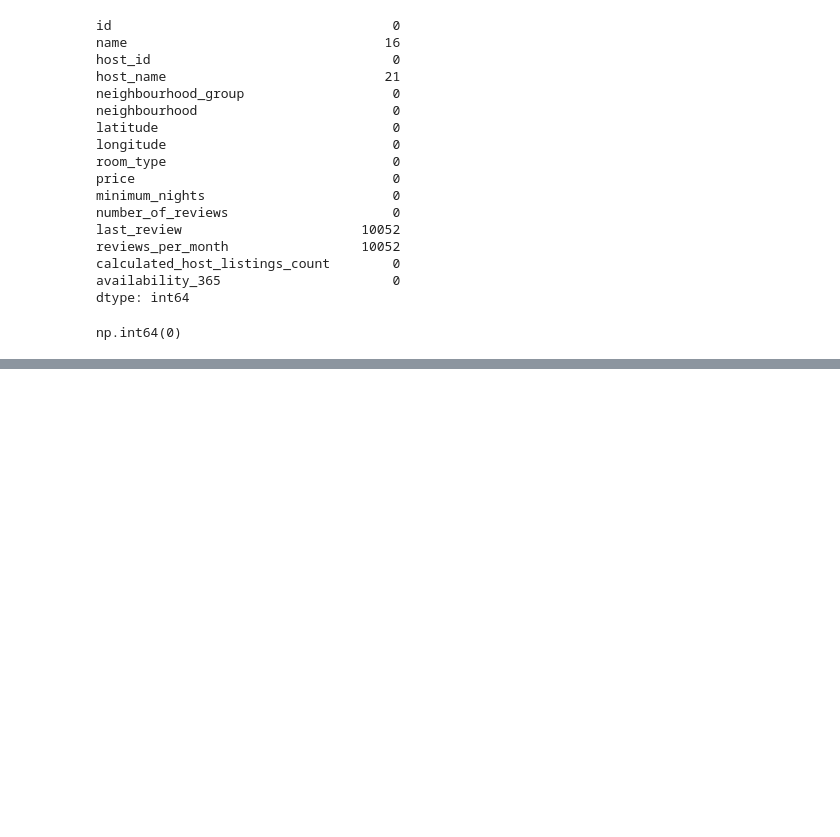
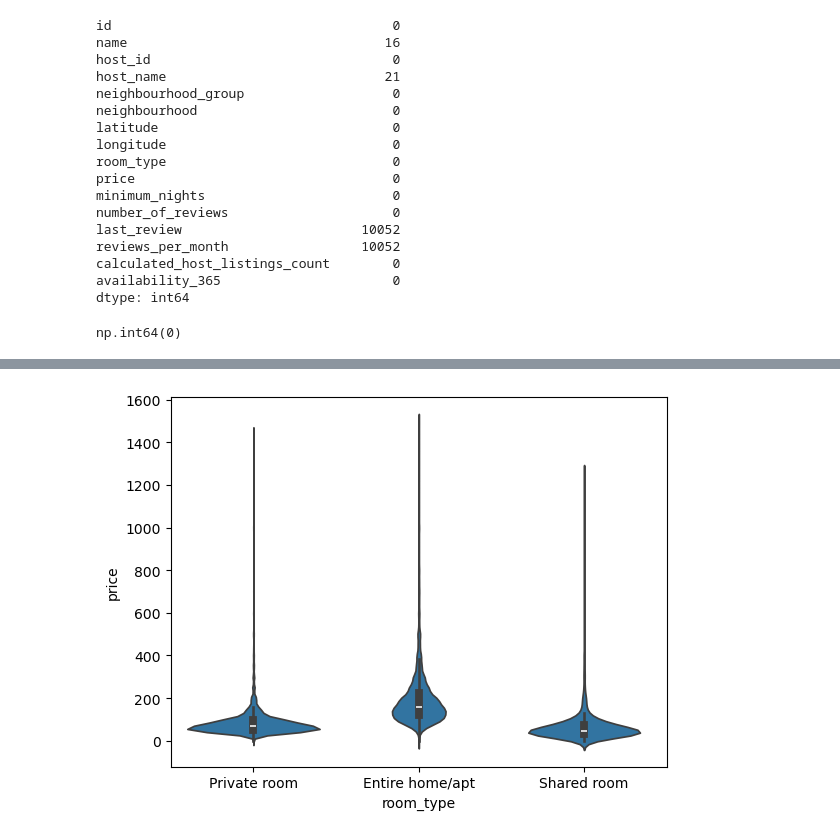
Before and after one commit to selim-sunman/airbnb-price-regression-app, a Jupyter notebook: notebooks/eda.ipynb, the cells around one changed output, grey strips where cells are left out. Cells and saved outputs as stored; diff of their text form; code cells hidden in the pictures; blank space fills up the shorter version.

```diff
--- a/notebooks/eda.ipynb
+++ b/notebooks/eda.ipynb
@@ -90,0 +113,5 @@ df.describe().T
+# %%
+sns.violinplot(data=df, x="room_type", y="price")
+plt.show()
+# %% [output]
+[figure, added]
```
Also changed, not shown: parts of 6 cells of this notebook.
